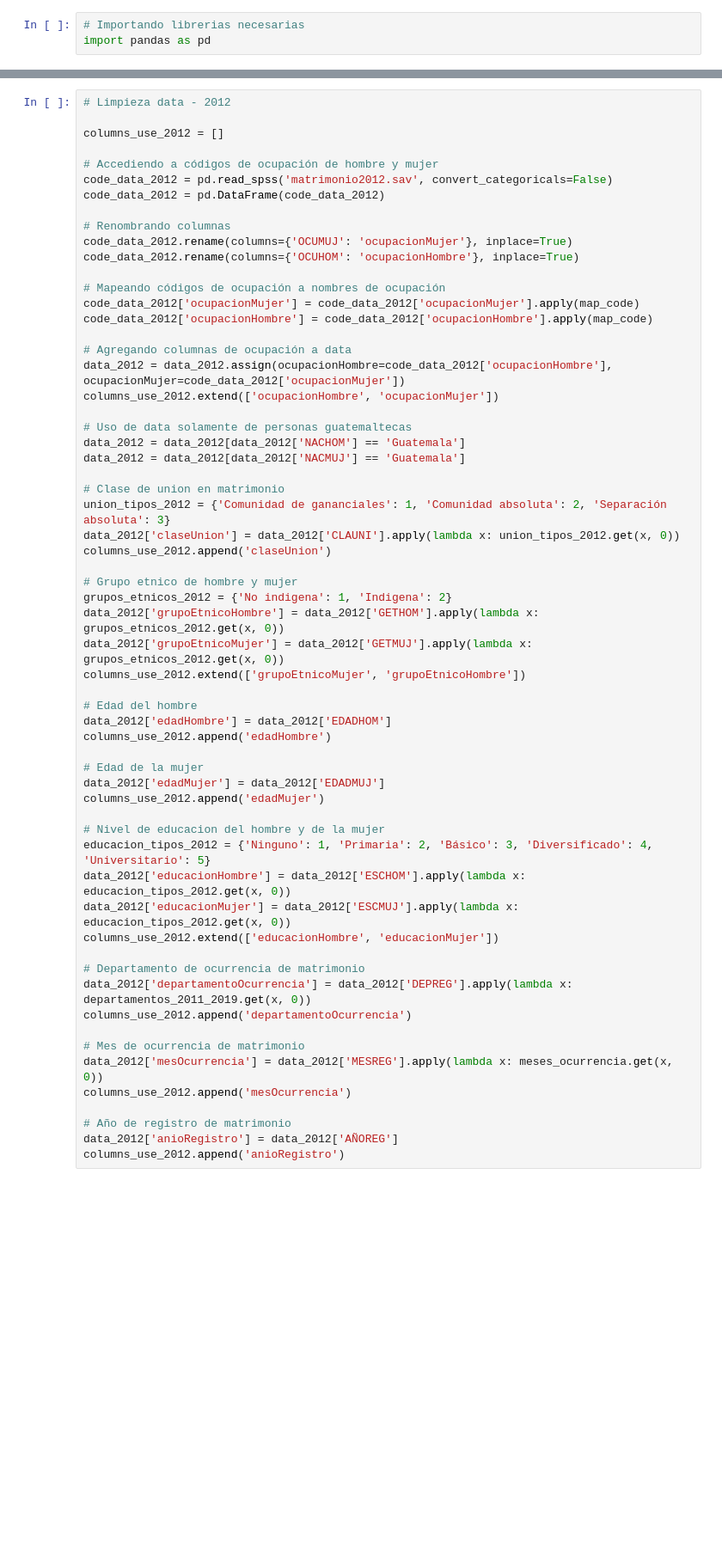
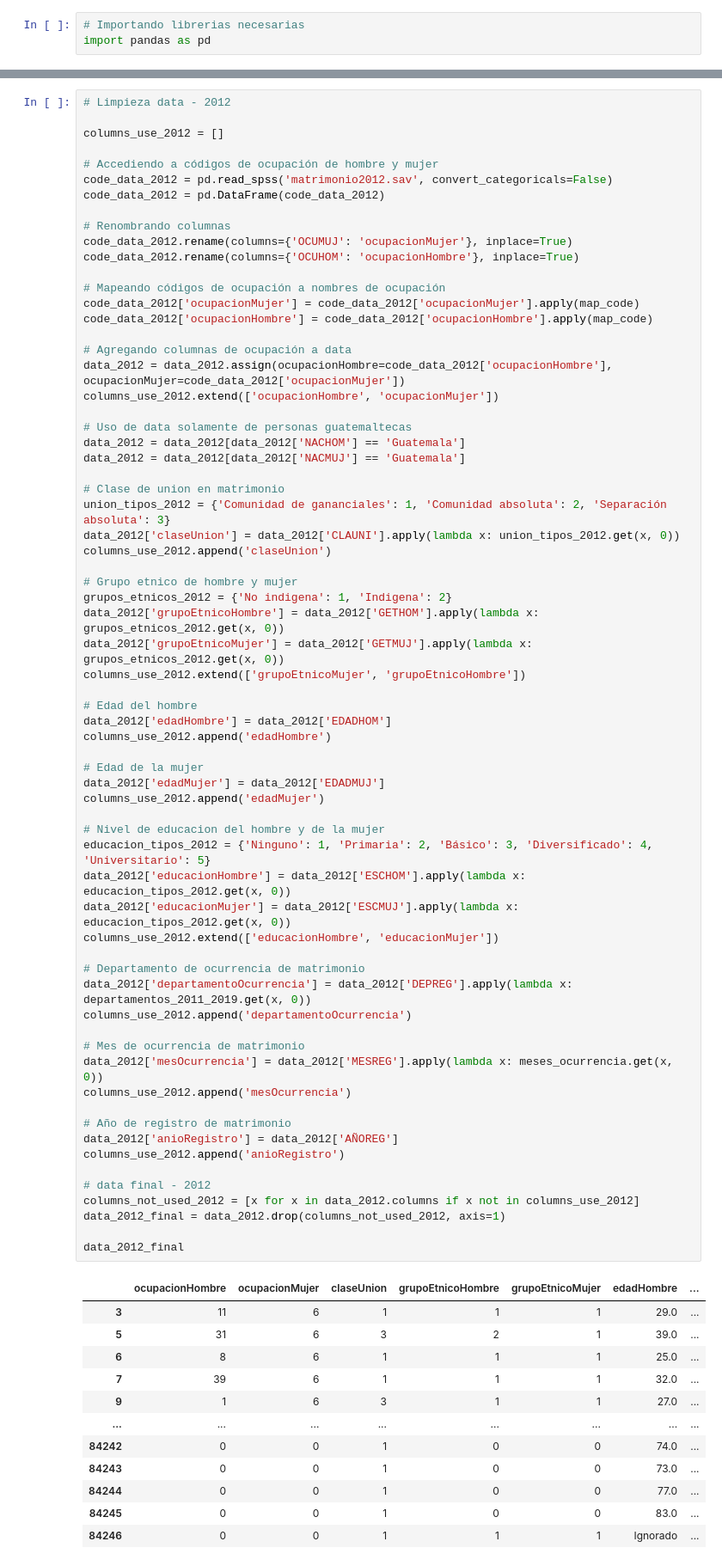
Before and after one commit to MGonza20/Proyecto1_MD, a Jupyter notebook: proyecto_final.ipynb, the cells around one changed output, grey strips where cells are left out. Shown: that part at 86% size. Saved outputs shown, nothing was run; the diff lists cells and outputs as text; blank space fills up the shorter version.

```diff
--- a/proyecto_final.ipynb
+++ b/proyecto_final.ipynb
@@ -144,30 +164,49 @@ columns_use_2012.append('claseUnion')
 grupos_etnicos_2012 = {'No indigena': 1, 'Indigena': 2}
 data_2012['grupoEtnicoHombre'] = data_2012['GETHOM'].apply(lambda x: grupos_etnicos_2012.get(x, 0))
 data_2012['grupoEtnicoMujer'] = data_2012['GETMUJ'].apply(lambda x: grupos_etnicos_2012.get(x, 0))
 columns_use_2012.extend(['grupoEtnicoMujer', 'grupoEtnicoHombre'])
 
 # Edad del hombre
 data_2012['edadHombre'] = data_2012['EDADHOM']
 columns_use_2012.append('edadHombre')
 
 # Edad de la mujer
 data_2012['edadMujer'] = data_2012['EDADMUJ']
 columns_use_2012.append('edadMujer')
 
 # Nivel de educacion del hombre y de la mujer
 educacion_tipos_2012 = {'Ninguno': 1, 'Primaria': 2, 'Básico': 3, 'Diversificado': 4, 'Universitario': 5}
 data_2012['educacionHombre'] = data_2012['ESCHOM'].apply(lambda x: educacion_tipos_2012.get(x, 0))
 data_2012['educacionMujer'] = data_2012['ESCMUJ'].apply(lambda x: educacion_tipos_2012.get(x, 0))
 columns_use_2012.extend(['educacionHombre', 'educacionMujer'])
 
 # Departamento de ocurrencia de matrimonio
 data_2012['departamentoOcurrencia'] = data_2012['DEPREG'].apply(lambda x: departamentos_2011_2019.get(x, 0))
 columns_use_2012.append('departamentoOcurrencia')
 
 # Mes de ocurrencia de matrimonio
 data_2012['mesOcurrencia'] = data_2012['MESREG'].apply(lambda x: meses_ocurrencia.get(x, 0))
 columns_use_2012.append('mesOcurrencia')
 
 # Año de registro de matrimonio
 data_2012['anioRegistro'] = data_2012['AÑOREG']
 columns_use_2012.append('anioRegistro')
+
+# data final - 2012
+columns_not_used_2012 = [x for x in data_2012.columns if x not in columns_use_2012]
+data_2012_final = data_2012.drop(columns_not_used_2012, axis=1)
+
+data_2012_final
+# %% [output]
+|  | ocupacionHombre | ocupacionMujer | claseUnion | grupoEtnicoHombre | grupoEtnicoMujer | edadHombre | ... |
+| 3 | 11 | 6 | 1 | 1 | 1 | 29.0 | ... |
+| 5 | 31 | 6 | 3 | 2 | 1 | 39.0 | ... |
+| 6 | 8 | 6 | 1 | 1 | 1 | 25.0 | ... |
+| 7 | 39 | 6 | 1 | 1 | 1 | 32.0 | ... |
+| 9 | 1 | 6 | 3 | 1 | 1 | 27.0 | ... |
+| ... | ... | ... | ... | ... | ... | ... | ... |
+| 84242 | 0 | 0 | 1 | 0 | 0 | 74.0 | ... |
+| 84243 | 0 | 0 | 1 | 0 | 0 | 73.0 | ... |
+| 84244 | 0 | 0 | 1 | 0 | 0 | 77.0 | ... |
+| 84245 | 0 | 0 | 1 | 0 | 0 | 83.0 | ... |
+| 84246 | 0 | 0 | 1 | 1 | 1 | Ignorado | ... |
```
Also changed, not shown: parts of 3 cells of this notebook.
